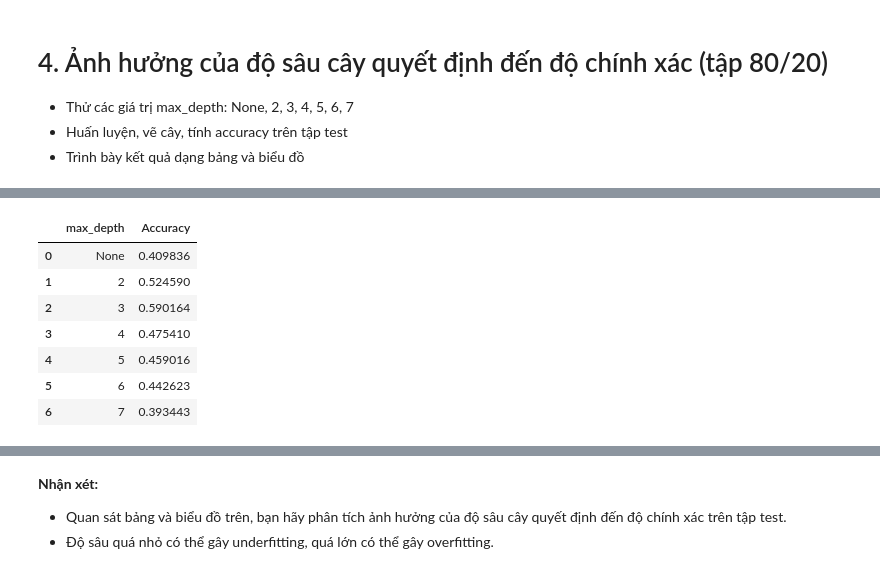
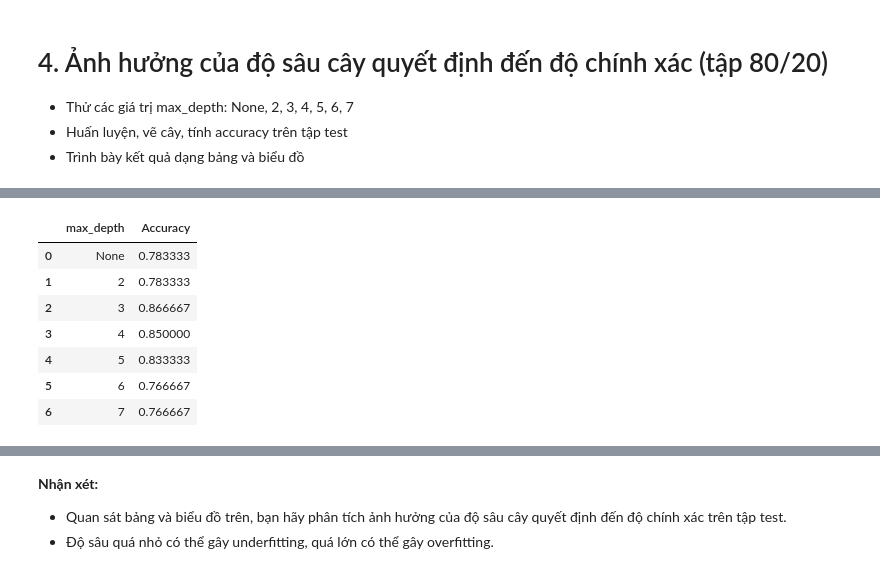
Before and after one commit to PhanPhuc269/cs14003-decision-tree-project, a Jupyter notebook: project2.ipynb, the cells around one changed output, grey strips where cells are left out. Cells and saved outputs as stored; diff of their text form; code cells hidden in the pictures.

```diff
--- a/project2.ipynb
+++ b/project2.ipynb
@@ -135,19 +177,29 @@ for key, data in split_data.items():
 # %%
+# --- Đánh giá mô hình và vẽ confusion matrix ---
 from sklearn.metrics import classification_report, confusion_matrix, ConfusionMatrixDisplay
+import matplotlib.pyplot as plt
 
+# Đánh giá mô hình cho từng tỷ lệ train/test
 for key, data in split_data.items():
+
     clf = dt_models[key]
     X_test = data["feature_test"]
     y_test = data["label_test"]
     y_pred = clf.predict(X_test)
 
+    # Báo cáo phân loại
     print(f"=== Đánh giá mô hình cho tỷ lệ {key.replace('_', '/')} ===")
     print("Classification Report:")
-    print(classification_report(y_test, y_pred))
-    print("Confusion Matrix:")
+    print(classification_report(y_test, y_pred, target_names=["No Disease", "Disease"]))
+
+    # Ma trận nhầm lẫn
     cm = confusion_matrix(y_test, y_pred)
-    disp = ConfusionMatrixDisplay(confusion_matrix=cm)
+    disp = ConfusionMatrixDisplay(confusion_matrix=cm, display_labels=["No Disease", "Disease"])
+
+    plt.figure(figsize=(8, 6))
     disp.plot(cmap="Blues")
-    plt.title(f"Confusion Matrix - {key.replace('_', '/')}")
+    plt.title(f"Confusion Matrix (Depth={clf.get_depth()}, {key.replace('_', '/')})")
+    disp.ax_.set_yticklabels(disp.ax_.get_yticklabels(), rotation=90, verticalalignment='center')
+    plt.tight_layout()
     plt.show()
 # %% [output]
@@ -229,13 +265,13 @@ depths = [None, 2, 3, 4, 5, 6, 7]
 accuracy_list = []
 dot_data_depth = {}
 
-X_train = split_data["80_20"]["feature_train"]
-y_train = split_data["80_20"]["label_train"]
-X_test = split_data["80_20"]["feature_test"]
-y_test = split_data["80_20"]["label_test"]
+X_train = split_data["80/20 Split"]["feature_train"]
+y_train = split_data["80/20 Split"]["label_train"]
+X_test = split_data["80/20 Split"]["feature_test"]
+y_test = split_data["80/20 Split"]["label_test"]
 
 for d in depths:
-    clf = DecisionTreeClassifier(criterion='entropy', max_depth=d, random_state=42)
+    clf = DecisionTreeClassifier(criterion='entropy', max_depth=d, random_state=0)
     clf.fit(X_train, y_train)
     y_pred = clf.predict(X_test)
     acc = accuracy_score(y_test, y_pred)
@@ -251,10 +287,9 @@ for d in depths:
     )
     dot_data_depth[d] = dot_data
 
-    # Hiển thị cây cho từng độ sâu (ví dụ: chỉ hiển thị cho max_depth=3)
-    if d == 3:
-        graph = graphviz.Source(dot_data)
-        display(graph)
+    # Hiển thị cây
+    graph = graphviz.Source(dot_data)
+    display(graph)
 
 # Tạo bảng kết quả
 import pandas as pd
@@ -268,10 +309,10 @@ display(result_df)
 |  | max_depth | Accuracy |
-| 0 | None | 0.409836 |
-| 1 | 2 | 0.524590 |
-| 2 | 3 | 0.590164 |
-| 3 | 4 | 0.475410 |
-| 4 | 5 | 0.459016 |
-| 5 | 6 | 0.442623 |
-| 6 | 7 | 0.393443 |
+| 0 | None | 0.783333 |
+| 1 | 2 | 0.783333 |
+| 2 | 3 | 0.866667 |
+| 3 | 4 | 0.850000 |
+| 4 | 5 | 0.833333 |
+| 5 | 6 | 0.766667 |
+| 6 | 7 | 0.766667 |
 # %%
 # Vẽ biểu đồ so sánh accuracy theo max_depth
```
Also changed, not shown: parts of 9 cells of this notebook.
